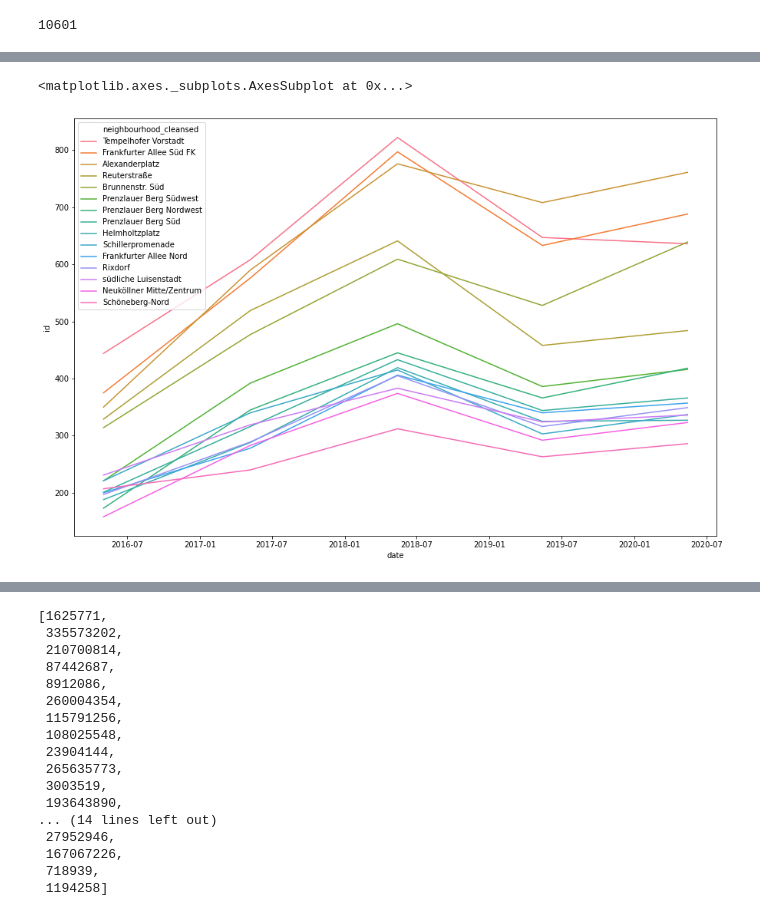
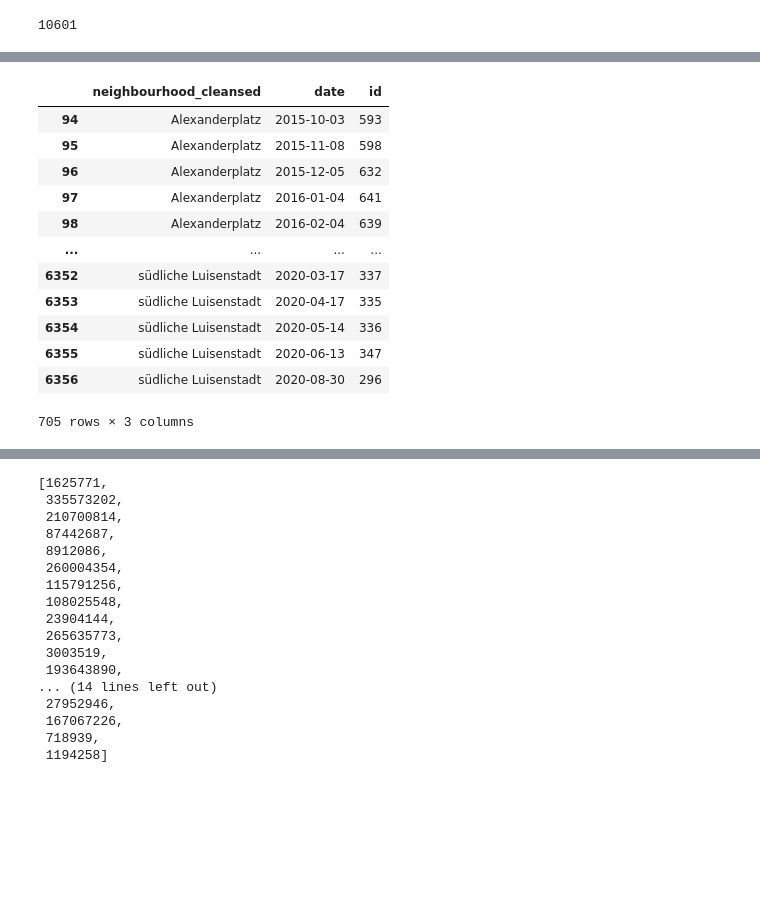
Before and after one commit to joao-dias-25/Airbnb-Dynamics-Berlin, a Jupyter notebook: agg_ploting.ipynb, the cells around one changed output, grey strips where cells are left out. Drawn from its saved outputs; the diff is of its cells as text; code cells hidden in the pictures; blank space fills up the shorter version.

```diff
--- a/agg_ploting.ipynb
+++ b/agg_ploting.ipynb
@@ -53,5 +56,5 @@ top15
 # %%
 df2=df.groupby(['neighbourhood_cleansed','date'],as_index=False).count()[['neighbourhood_cleansed','date','id']]
 # %%
-df2=df2.sort_values(by=['id'], ascending=False)
+#df2=df2.sort_values(by=['id'], ascending=False)
 df2.date = pd.to_datetime(df2.date, format='%Y-%m-%d')
@@ -65,9 +61,17 @@ dtype: object
 # %%
 toplot=df2.loc[df2['neighbourhood_cleansed'].isin(top15)]
-
-plt.figure(figsize=(15, 10))
-
-sns.lineplot(data=toplot, x="date", y="id", hue="neighbourhood_cleansed")
+toplot
 # %% [output]
+|  | neighbourhood_cleansed | date | id |
+| 94 | Alexanderplatz | 2015-10-03 | 593 |
+| 95 | Alexanderplatz | 2015-11-08 | 598 |
+| 96 | Alexanderplatz | 2015-12-05 | 632 |
+| 97 | Alexanderplatz | 2016-01-04 | 641 |
+| 98 | Alexanderplatz | 2016-02-04 | 639 |
+| ... | ... | ... | ... |
+| 6352 | südliche Luisenstadt | 2020-03-17 | 337 |
+| 6353 | südliche Luisenstadt | 2020-04-17 | 335 |
+| 6354 | südliche Luisenstadt | 2020-05-14 | 336 |
+| 6355 | südliche Luisenstadt | 2020-06-13 | 347 |
+| 6356 | südliche Luisenstadt | 2020-08-30 | 296 |
-<matplotlib.axes._subplots.AxesSubplot at 0x...>
+705 rows × 3 columns
-[figure, removed]
```
Also changed, not shown: parts of 8 cells of this notebook, 3 other files.
